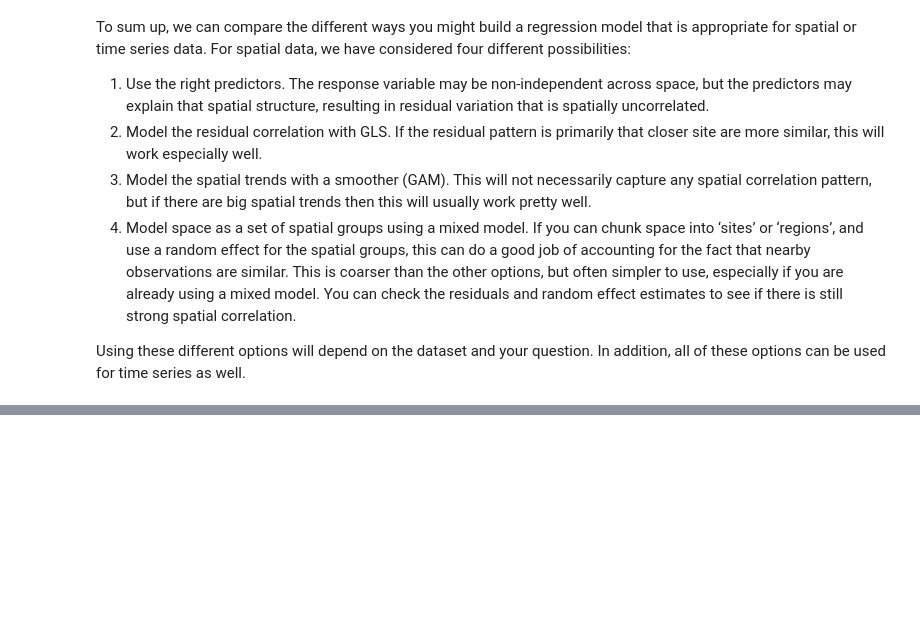
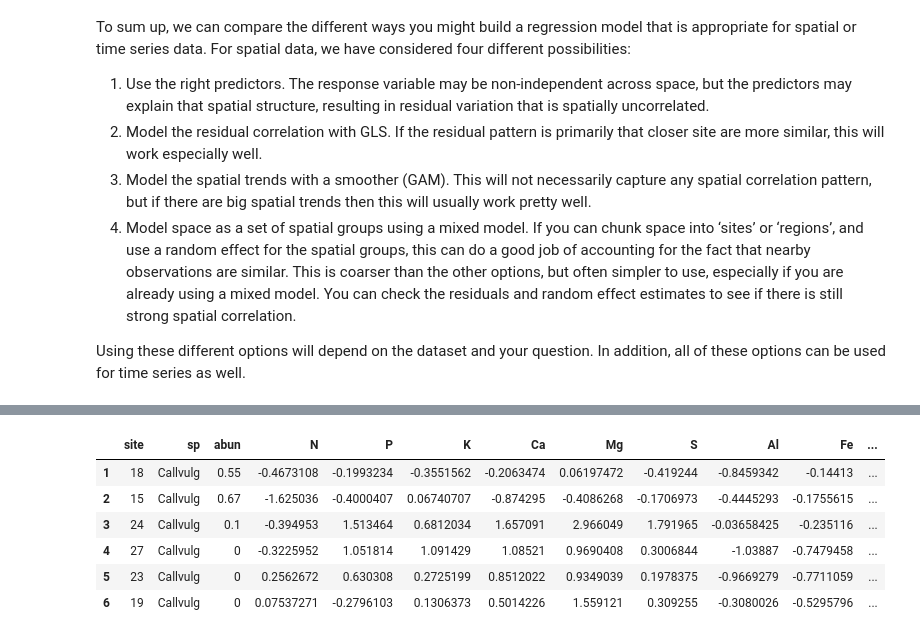
Before and after one commit to daijiang/Notes, a Jupyter notebook: Stats_notes/notes_Kyle_Edwards.ipynb, the cells around one changed output, grey strips where cells are left out. Saved outputs shown, nothing was run; the diff lists cells and outputs as text; code cells hidden in the pictures; blank space fills up the shorter version.

```diff
--- a/Stats_notes/notes_Kyle_Edwards.ipynb
+++ b/Stats_notes/notes_Kyle_Edwards.ipynb
@@ -480,0 +545,25 @@ data, in order to get the most sensitive and not-spurious answers.
+# %%
+library(vegan)
+data(varespec)
+data(varechem)
+# varespec[1:5, 1:5]
+# varechem[1:5, 1:5]
+
+# change to long form and then merge both data sets
+library(tidyr)
+varespec$site = rownames(varespec)
+varespec = gather(varespec, key = "sp", value = "abun", -site)
+varechem = as.data.frame(scale(varechem))
+varechem$site = rownames(varechem)
+dat = dplyr::left_join(varespec, varechem, by = "site")
+dat$log_abun = log(dat$abun + 0.1)
+dat$presence = as.numeric(dat$abun > 0)
+head(dat)
+# %% [output]
+|  | site | sp | abun | N | P | K | Ca | Mg | S | Al | Fe | ... |
+| 1 | 18 | Callvulg | 0.55 | -0.4673108 | -0.1993234 | -0.3551562 | -0.2063474 | 0.06197472 | -0.419244 | -0.8459342 | -0.14413 | ... |
+| 2 | 15 | Callvulg | 0.67 | -1.625036 | -0.4000407 | 0.06740707 | -0.874295 | -0.4086268 | -0.1706973 | -0.4445293 | -0.1755615 | ... |
+| 3 | 24 | Callvulg | 0.1 | -0.394953 | 1.513464 | 0.6812034 | 1.657091 | 2.966049 | 1.791965 | -0.03658425 | -0.235116 | ... |
+| 4 | 27 | Callvulg | 0 | -0.3225952 | 1.051814 | 1.091429 | 1.08521 | 0.9690408 | 0.3006844 | -1.03887 | -0.7479458 | ... |
+| 5 | 23 | Callvulg | 0 | 0.2562672 | 0.630308 | 0.2725199 | 0.8512022 | 0.9349039 | 0.1978375 | -0.9669279 | -0.7711059 | ... |
+| 6 | 19 | Callvulg | 0 | 0.07537271 | -0.2796103 | 0.1306373 | 0.5014226 | 1.559121 | 0.309255 | -0.3080026 | -0.5295796 | ... |
```
Also changed, not shown: parts of 3 cells of this notebook.
